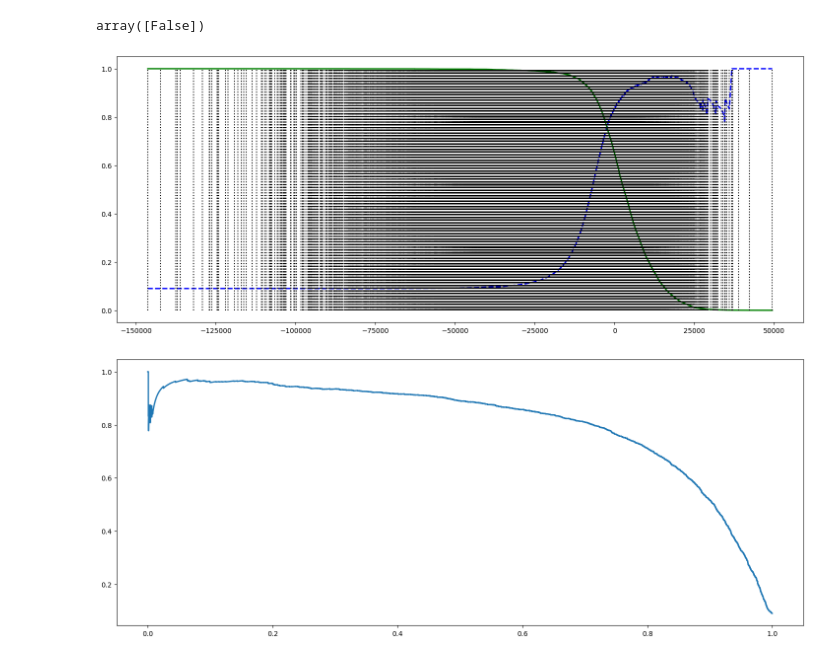
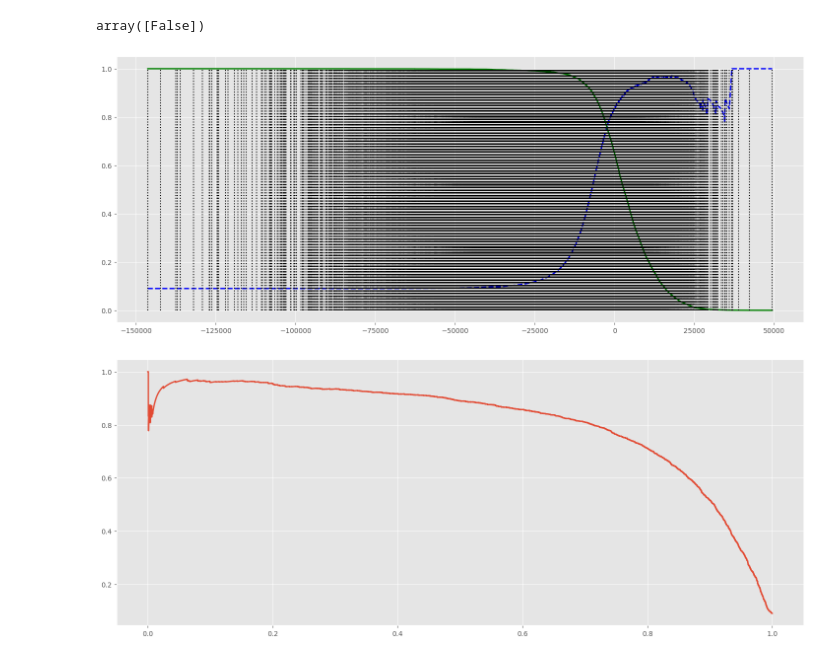
Before and after one commit to Brian342/JupyterLab, a Jupyter notebook: Classification.ipynb, the cells around one changed output. Cells and saved outputs as stored; diff of their text form; code cells hidden in the pictures.

```diff
--- a/Classification.ipynb
+++ b/Classification.ipynb
@@ -5,6 +5,7 @@
 # %%
 # importing the dataset
 from sklearn.datasets import fetch_openml
+plt.style.use("ggplot")
 mnist = fetch_openml("mnist_784", as_frame=False)
 mnist
 # %% [output]
@@ -192,12 +193,12 @@ plt.vlines(thresholds, 0, 1.0, "k", "dotted", label="threshold")
 plt.savefig("recall_precisions.png", dpi=300)
 plt.show()
 # %% [output]
-[figure, old version]
+[figure, new version]
 # %%
-plt.style
+plt.style.use("ggplot")
 plt.figure(figsize=(18,7))
 plt.plot(recalls, precisions, linewidth=2, label="Precision/Recall curve")
 plt.show()
 # %% [output]
-[figure, old version]
+[figure, new version]
 # %%
```
Also changed, not shown: parts of 5 cells of this notebook.
